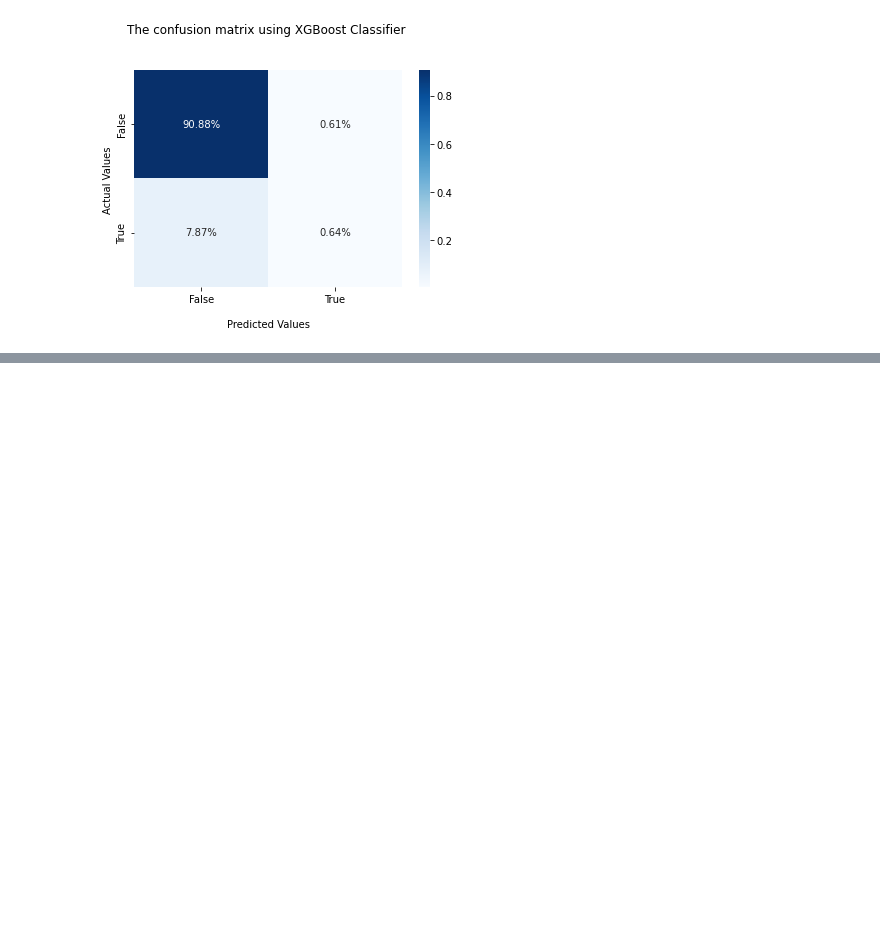
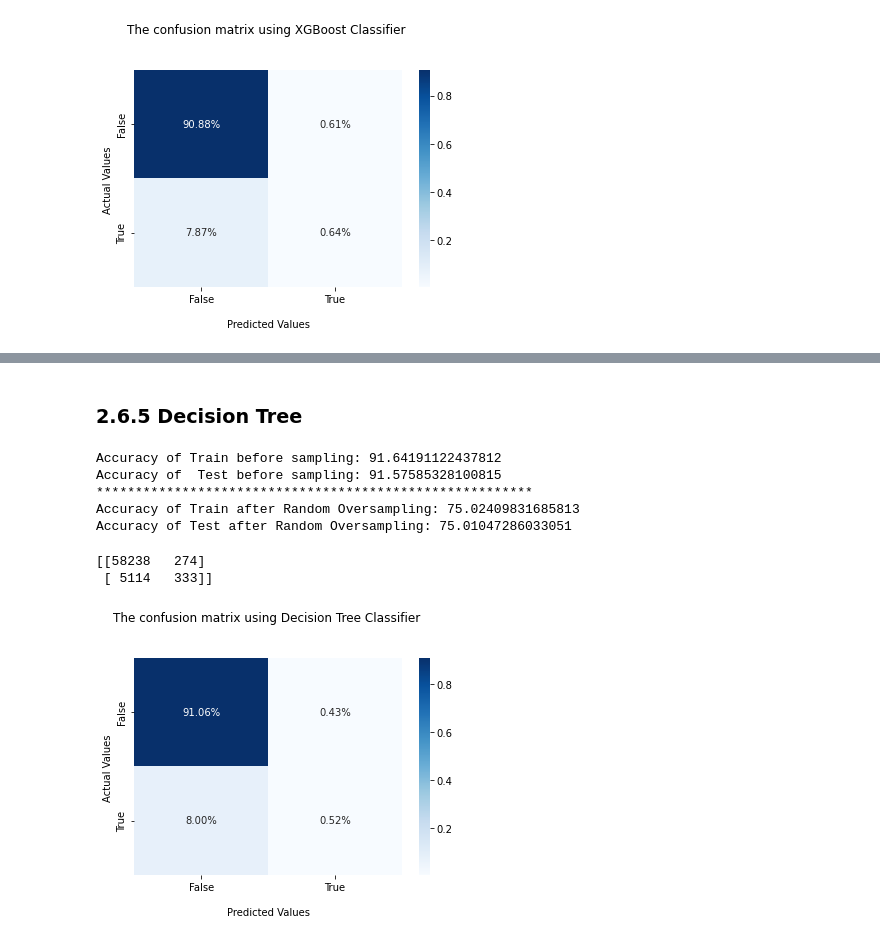
Before and after one commit to ahmedelsayed968/ML-Project, a Jupyter notebook: data analysis/Modeling.ipynb, the cells around one changed output, grey strips where cells are left out. Drawn from its saved outputs; the diff is of its cells as text; code cells hidden in the pictures; blank space fills up the shorter version.

Commit message:
Implemented the Desicion Tree, GBM and Adaboost Algorithms.

```diff
--- a/data analysis/Modeling.ipynb
+++ b/data analysis/Modeling.ipynb
@@ -520,3 +520,16 @@ The Classification Report for XGBoost Classifier:
     accuracy                           0.77    116969
    macro avg       0.77      0.77      0.77    116969
 weighted avg       0.77      0.77      0.77    116969
+# %% [markdown]
+### 2.6.5 Decision Tree
+# %%
+from sklearn.tree  import DecisionTreeClassifier
+
+dt = DecisionTreeClassifier(max_features = 8,max_depth = 8)
+# %%
+# Without Sampling
+dt.fit(X_train, y_train)
+
+#predict
+y_pred_test_dt = dt.predict(X_test)
+y_pred_train_dt = dt.predict(X_train)
@@ -522,0 +543,18 @@ weighted avg       0.77      0.77      0.77    116969
+# %%
+print('Accuracy of Train before sampling: {}'.format(accuracy_score(y_train , y_pred_train_dt)*100))
+print('Accuracy of  Test before sampling: {}'.format(accuracy_score(y_test , y_pred_test_dt)*100))
+print('********************************************************')
+print('Accuracy of Train after Random Oversampling: {}'.format(accuracy_score(y_train_res , y_pred_train_res_dt)*100))
+print('Accuracy of Test after Random Oversampling: {}'.format(accuracy_score(y_test_res , y_pred_test_res_dt)*100))
+# %% [output]
+Accuracy of Train before sampling: 91.64191122437812
+Accuracy of  Test before sampling: 91.57585328100815
+********************************************************
+Accuracy of Train after Random Oversampling: 75.02409831685813
+Accuracy of Test after Random Oversampling: 75.01047286033051
+# %%
+cmatrix_fun("Decision Tree", y_test, y_pred_test_dt)
+# %% [output]
+[[58238   274]
+ [ 5114   333]]
+[figure, added]
```
Also changed, not shown: parts of 27 cells of this notebook, 1 other file.
